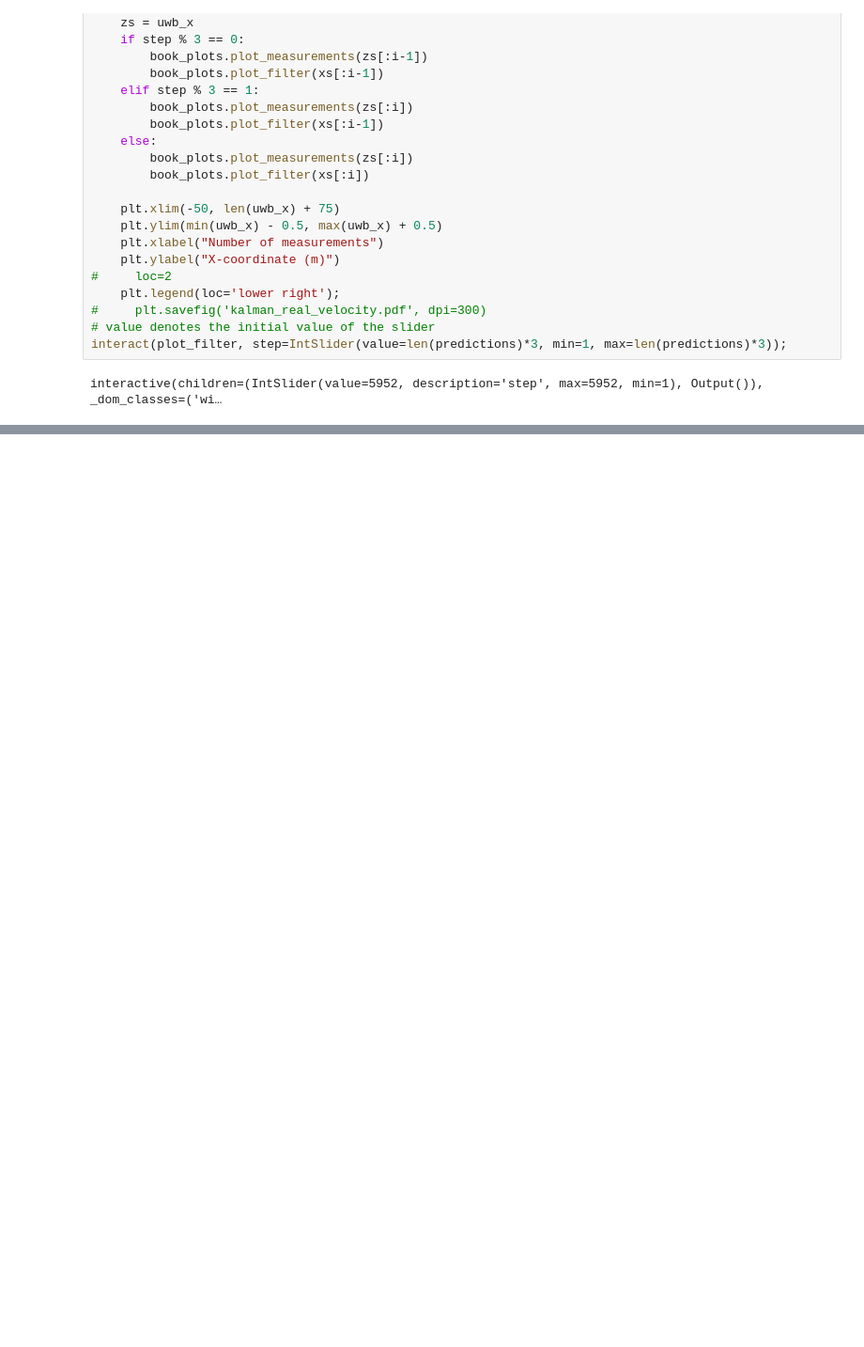
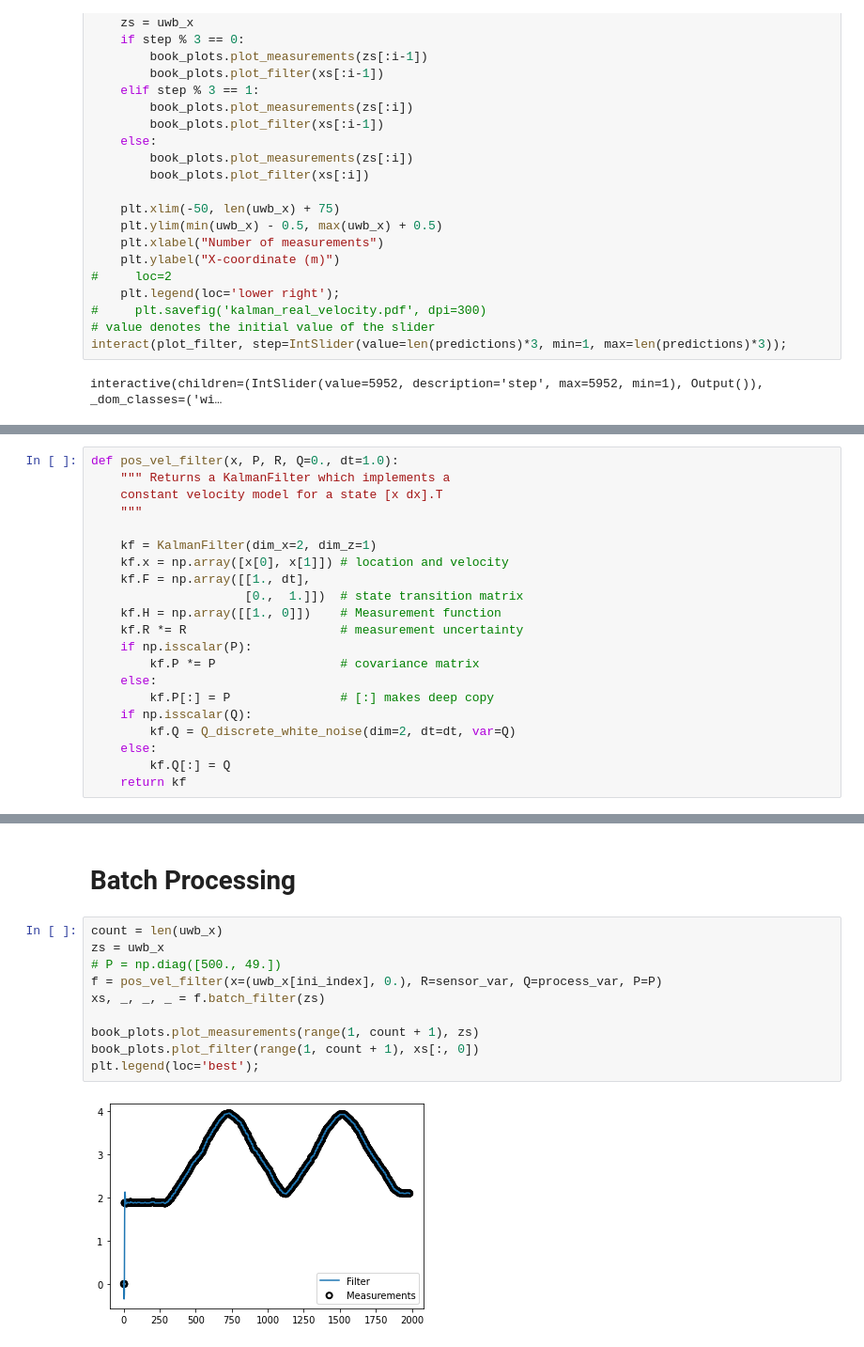
Before and after one commit to 850075610/sensor-fusion, a Jupyter notebook: integrating-uwb/round move/KF/Kalman Filter.ipynb, the cells around one changed output, grey strips where cells are left out. Shown: that part at 94% size. Cells and saved outputs as stored; diff of their text form; blank space fills up the shorter version.

```diff
--- a/integrating-uwb/round move/KF/Kalman Filter.ipynb
+++ b/integrating-uwb/round move/KF/Kalman Filter.ipynb
@@ -127,0 +152,21 @@ interactive(children=(IntSlider(value=5952, description='step', max=5952, min=1)
+# %%
+def pos_vel_filter(x, P, R, Q=0., dt=1.0):
+    """ Returns a KalmanFilter which implements a
+    constant velocity model for a state [x dx].T
+    """
+
+    kf = KalmanFilter(dim_x=2, dim_z=1)
+    kf.x = np.array([x[0], x[1]]) # location and velocity
+    kf.F = np.array([[1., dt],
+                     [0.,  1.]])  # state transition matrix
+    kf.H = np.array([[1., 0]])    # Measurement function
+    kf.R *= R                     # measurement uncertainty
+    if np.isscalar(P):
+        kf.P *= P                 # covariance matrix
+    else:
+        kf.P[:] = P               # [:] makes deep copy
+    if np.isscalar(Q):
+        kf.Q = Q_discrete_white_noise(dim=2, dt=dt, var=Q)
+    else:
+        kf.Q[:] = Q
+    return kf
@@ -127,0 +346,14 @@ interactive(children=(IntSlider(value=5952, description='step', max=5952, min=1)
+# %% [markdown]
+# Batch Processing
+# %%
+count = len(uwb_x)
+zs = uwb_x
+# P = np.diag([500., 49.])
+f = pos_vel_filter(x=(uwb_x[ini_index], 0.), R=sensor_var, Q=process_var, P=P)
+xs, _, _, _ = f.batch_filter(zs)
+
+book_plots.plot_measurements(range(1, count + 1), zs)
+book_plots.plot_filter(range(1, count + 1), xs[:, 0])
+plt.legend(loc='best');
+# %% [output]
+[figure, added]
```
Also changed, not shown: parts of 27 cells of this notebook, 2 other files.
